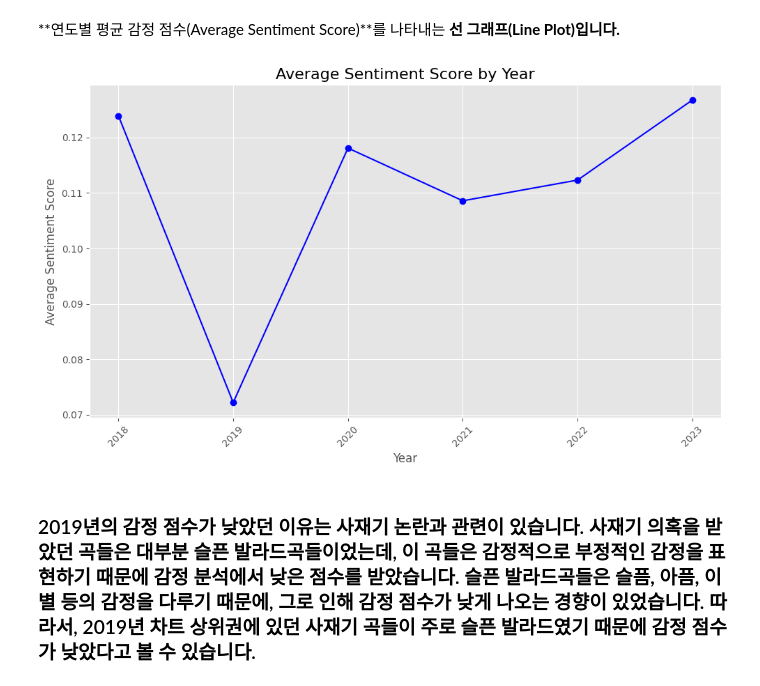
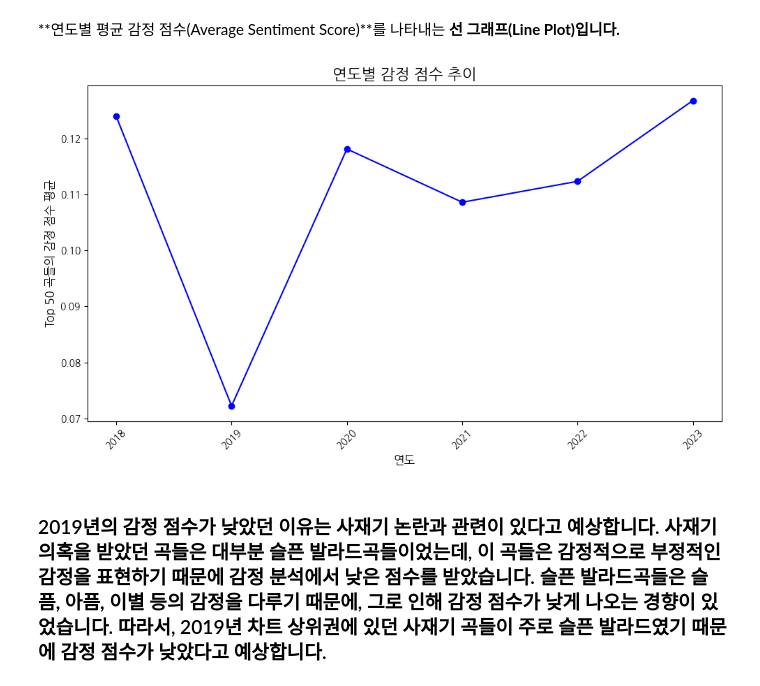
Before and after one commit to joonone2/music-analysis, a Jupyter notebook: melon.ipynb, the cells around one changed output. Drawn from its saved outputs; the diff is of its cells as text; code cells hidden in the pictures.

```diff
--- a/melon.ipynb
+++ b/melon.ipynb
@@ -262,24 +262,30 @@ avg_sentiment_df.to_csv('avg_sentiment_by_year.csv', index=False)
 **연도별 평균 감정 점수(Average Sentiment Score)**를 나타내는 **선 그래프(Line Plot)입니다.**
 # %%
 import matplotlib.pyplot as plt
+import matplotlib.font_manager as fm
 
-# Matplotlib 스타일 적용
-plt.style.use('ggplot')
+# 한글 폰트 경로
+font_path = '/usr/share/fonts/truetype/nanum/NanumGothic.ttf'
+font_prop = fm.FontProperties(fname=font_path)
+
+# Matplotlib에서 사용할 폰트 설정
+plt.rcParams['font.family'] = font_prop.get_name()
+
 
 # 시각화 (Line Plot)
 plt.figure(figsize=(10, 6))
 plt.plot(avg_sentiment_df['Year'], avg_sentiment_df['Average Sentiment'], marker='o', color='b')
 
 # 그래프 제목과 레이블 설정
-plt.title('Average Sentiment Score by Year', fontsize=16)
-plt.xlabel('Year', fontsize=12)
-plt.ylabel('Average Sentiment Score', fontsize=12)
+plt.title('연도별 감정 점수 추이', fontsize=16)
+plt.xlabel('연도', fontsize=12)
+plt.ylabel('Top 50 곡들의 감정 점수 평균', fontsize=12)
 
 # 그래프 출력
 plt.xticks(rotation=45)
 plt.tight_layout()
 plt.show()
 # %% [output]
-[figure, old version]
+[figure, new version]
 # %% [markdown]
-### 2019년의 감정 점수가 낮았던 이유는 **사재기 논란**과 관련이 있습니다. 사재기 의혹을 받았던 곡들은 대부분 **슬픈 발라드**곡들이었는데, 이 곡들은 감정적으로 **부정적인 감정**을 표현하기 때문에 감정 분석에서 **낮은 점수**를 받았습니다. 슬픈 발라드곡들은 **슬픔, 아픔, 이별** 등의 감정을 다루기 때문에, 그로 인해 **감정 점수**가 낮게 나오는 경향이 있었습니다. 따라서, 2019년 차트 상위권에 있던 사재기 곡들이 주로 슬픈 발라드였기 때문에 감정 점수가 낮았다고 볼 수 있습니다.
+### 2019년의 감정 점수가 낮았던 이유는 **사재기 논란**과 관련이 있다고 예상합니다. 사재기 의혹을 받았던 곡들은 대부분 **슬픈 발라드**곡들이었는데, 이 곡들은 감정적으로 **부정적인 감정**을 표현하기 때문에 감정 분석에서 **낮은 점수**를 받았습니다. 슬픈 발라드곡들은 **슬픔, 아픔, 이별** 등의 감정을 다루기 때문에, 그로 인해 **감정 점수**가 낮게 나오는 경향이 있었습니다. 따라서, 2019년 차트 상위권에 있던 사재기 곡들이 주로 슬픈 발라드였기 때문에 감정 점수가 낮았다고 예상합니다.
```
Also changed, not shown: parts of 1 cell of this notebook, 2 other files.
